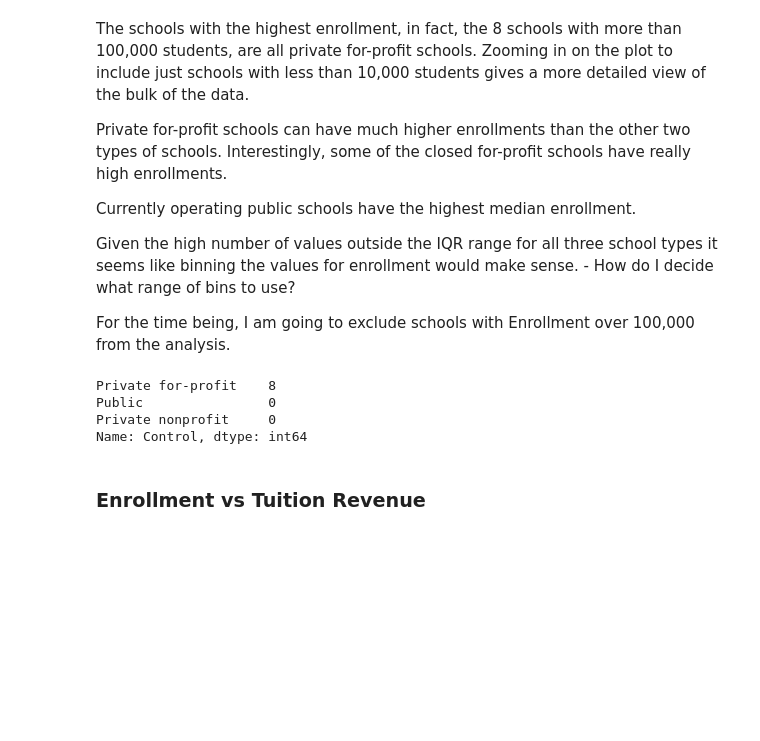
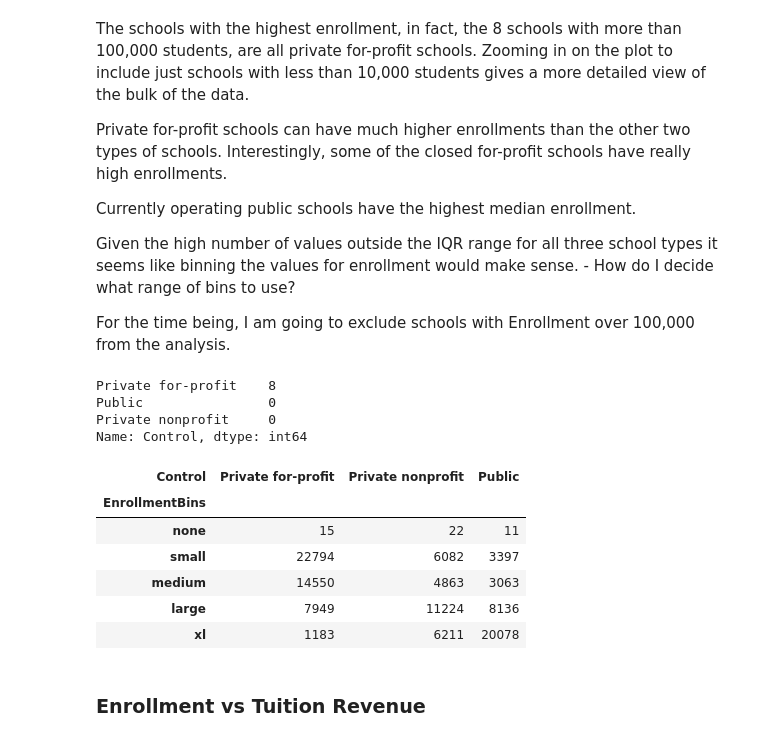
Before and after one commit to kregier/Springboard, a Jupyter notebook: Capstone2/CollegeScorecard-EDA.ipynb, the cells around one changed output. Cells and saved outputs as stored; diff of their text form; code cells hidden in the pictures; blank space fills up the shorter version.

```diff
--- a/Capstone2/CollegeScorecard-EDA.ipynb
+++ b/Capstone2/CollegeScorecard-EDA.ipynb
@@ -1130,6 +1176,17 @@ Private for-profit    8
 Public                0
 Private nonprofit     0
 Name: Control, dtype: int64
+# %%
+EnrollmentBin = data.pivot_table(index='EnrollmentBins', columns='Control', aggfunc='size')
+EnrollmentBin
+# %% [output]
+| Control | Private for-profit | Private nonprofit | Public |
+| EnrollmentBins |  |  |  |
+| none | 15 | 22 | 11 |
+| small | 22794 | 6082 | 3397 |
+| medium | 14550 | 4863 | 3063 |
+| large | 7949 | 11224 | 8136 |
+| xl | 1183 | 6211 | 20078 |
 # %% [markdown]
 ### Enrollment vs Tuition Revenue
 # %%
```
Also changed, not shown: parts of 23 cells of this notebook.
